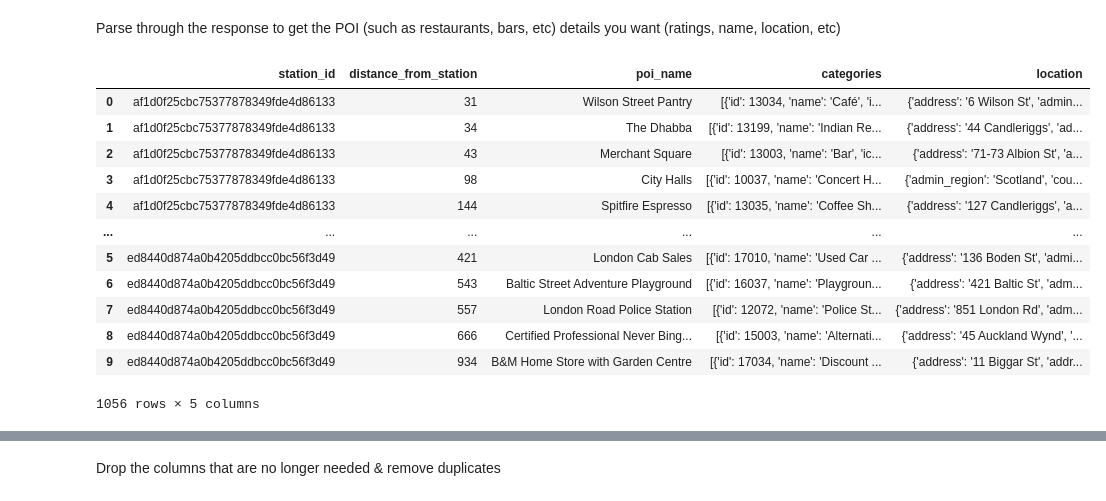
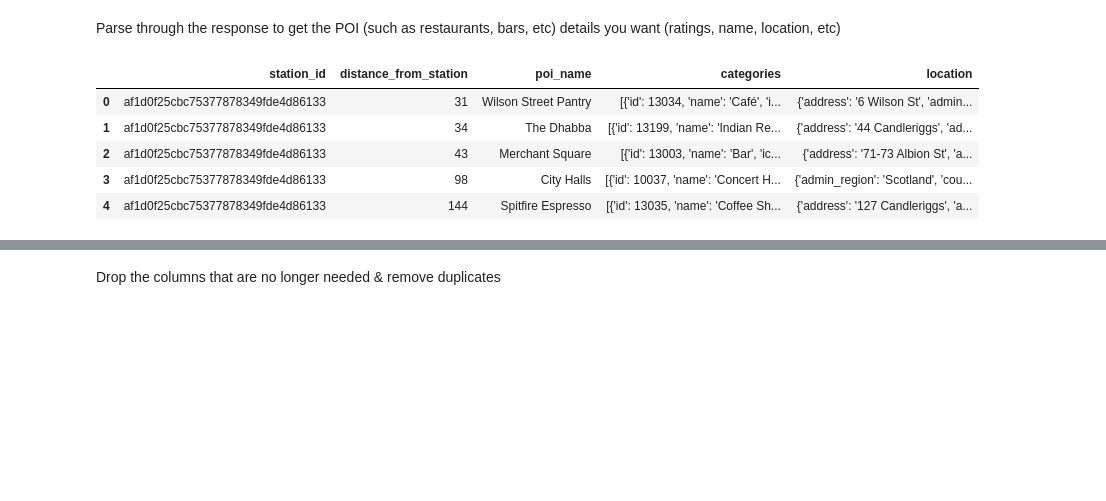
Before and after one commit to mattcorr-lhl/CityBikes-API-Project, a Jupyter notebook: notebooks/yelp_foursquare_EDA.ipynb, the cells around one changed output, grey strips where cells are left out. Drawn from its saved outputs; the diff is of its cells as text; code cells hidden in the pictures; blank space fills up the shorter version.

```diff
--- a/notebooks/yelp_foursquare_EDA.ipynb
+++ b/notebooks/yelp_foursquare_EDA.ipynb
@@ -52,7 +45,7 @@ for station in station_coordinates:
     # Create the API call using the bike station location and provided search radius
     request_url = "https://api.foursquare.com/v3/places/search?ll=" + station['coords'] + "&radius=" + str(radius_to_search)
     response = requests.get(request_url, headers=headers)
-    poi_data.append({'station_id': station['station_id'], 'data': response.json()}) # Return the station ID and JSON response
+    poi_data.append({'station_id': station['station_id'], 'api-data': response.json()}) # Return the station ID and JSON response
 # %% [markdown]
 Load the API data into a DataFrame
 # %%
@@ -79,10 +65,12 @@ poi_data_df
 # %%
+# This cell will extract the API data using a loop, creating a new data frame with the station_id and contents of api-data
+
 results_df_list = [] # Empty list to store our results
 
 # Iterate through every row in the POI dataframe
 for index, row in poi_data_df.iterrows():
     # Extract the foursquare results from the data column
-    results = row['data']['results']
+    results = row['api-data']['results']
 
     # Check if the data exists (without this, excess blank rows will be created)
     if len(results) > 0:
@@ -96,7 +84,7 @@ for index, row in poi_data_df.iterrows():
 # Combine the results from this list across the rows (axis 0) back into our dataframe
 poi_data_df = pd.concat(results_df_list, axis=0)
 
-poi_data_df
+poi_data_df.head(5)
 # %% [output]
 |  | fsq_id | categories | chains | distance | geocodes | link | location | name | related_places | ... |
 | 0 | 54c7cade498e300defb0985f | [{'id': 13034, 'name': 'Café', 'i... | [] | 31 | {'main': {'latitude': 55.858485, ... | /v3/places/54c7cade498e300defb0985f | {'address': '6 Wilson St', 'admin... | Wilson Street Pantry | {} | ... |
@@ -126,20 +107,13 @@ Parse through the response to get the POI (such as restaurants, bars, etc) detai
 # %%
 # Copy the desired columns into the final dataframe
 selected_poi_data_df = poi_data_df[['station_id','distance_from_station','poi_name','categories','location']].copy()
 
 # Display results
-selected_poi_data_df
+selected_poi_data_df.head(5)
 # %% [output]
 |  | station_id | distance_from_station | poi_name | categories | location |
 | 0 | af1d0f25cbc75377878349fde4d86133 | 31 | Wilson Street Pantry | [{'id': 13034, 'name': 'Café', 'i... | {'address': '6 Wilson St', 'admin... |
 | 1 | af1d0f25cbc75377878349fde4d86133 | 34 | The Dhabba | [{'id': 13199, 'name': 'Indian Re... | {'address': '44 Candleriggs', 'ad... |
 | 2 | af1d0f25cbc75377878349fde4d86133 | 43 | Merchant Square | [{'id': 13003, 'name': 'Bar', 'ic... | {'address': '71-73 Albion St', 'a... |
 | 3 | af1d0f25cbc75377878349fde4d86133 | 98 | City Halls | [{'id': 10037, 'name': 'Concert H... | {'admin_region': 'Scotland', 'cou... |
 | 4 | af1d0f25cbc75377878349fde4d86133 | 144 | Spitfire Espresso | [{'id': 13035, 'name': 'Coffee Sh... | {'address': '127 Candleriggs', 'a... |
-| ... | ... | ... | ... | ... | ... |
-| 5 | ed8440d874a0b4205ddbcc0bc56f3d49 | 421 | London Cab Sales | [{'id': 17010, 'name': 'Used Car ... | {'address': '136 Boden St', 'admi... |
-| 6 | ed8440d874a0b4205ddbcc0bc56f3d49 | 543 | Baltic Street Adventure Playground | [{'id': 16037, 'name': 'Playgroun... | {'address': '421 Baltic St', 'adm... |
-| 7 | ed8440d874a0b4205ddbcc0bc56f3d49 | 557 | London Road Police Station | [{'id': 12072, 'name': 'Police St... | {'address': '851 London Rd', 'adm... |
-| 8 | ed8440d874a0b4205ddbcc0bc56f3d49 | 666 | Certified Professional Never Bing... | [{'id': 15003, 'name': 'Alternati... | {'address': '45 Auckland Wynd', '... |
-| 9 | ed8440d874a0b4205ddbcc0bc56f3d49 | 934 | B&M Home Store with Garden Centre | [{'id': 17034, 'name': 'Discount ... | {'address': '11 Biggar St', 'addr... |
-1056 rows × 5 columns
```
Also changed, not shown: parts of 23 cells of this notebook, 1 other file.
